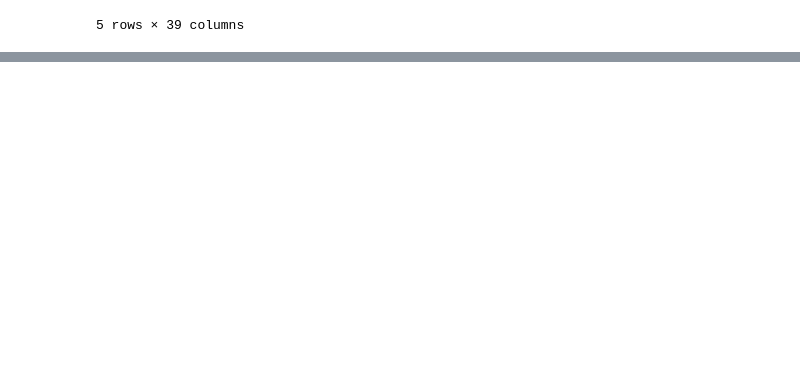
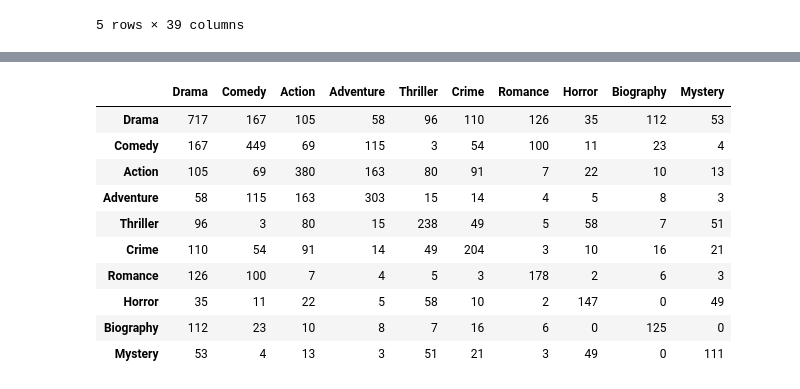
Before and after one commit to Kissienya/group-2-phase-2-moringa-project, a Jupyter notebook: student.ipynb, the cells around one changed output, grey strips where cells are left out. Drawn from its saved outputs; the diff is of its cells as text; code cells hidden in the pictures; blank space fills up the shorter version.

```diff
--- a/student.ipynb
+++ b/student.ipynb
@@ -513,0 +555,25 @@ merged_df.head()
+# %%
+#Extract top 10 genres
+top_genre = genre_dummies.sum().sort_values(ascending=False).head(10).index
+# Filter the genre dummies to top
+top_genre_dummies = genre_dummies[top_genre]
+# %%
+# Create co-occurance matrix
+co_occurrence = top_genre_dummies.T.dot(top_genre_dummies)
+
+# Set diagonal to 0 (self-co-occurrence is not interesting)
+#for genre in top_genre:
+#    co_occurrence.at[genre, genre] = 0
+co_occurrence
+# %% [output]
+|  | Drama | Comedy | Action | Adventure | Thriller | Crime | Romance | Horror | Biography | Mystery |
+| Drama | 717 | 167 | 105 | 58 | 96 | 110 | 126 | 35 | 112 | 53 |
+| Comedy | 167 | 449 | 69 | 115 | 3 | 54 | 100 | 11 | 23 | 4 |
+| Action | 105 | 69 | 380 | 163 | 80 | 91 | 7 | 22 | 10 | 13 |
+| Adventure | 58 | 115 | 163 | 303 | 15 | 14 | 4 | 5 | 8 | 3 |
+| Thriller | 96 | 3 | 80 | 15 | 238 | 49 | 5 | 58 | 7 | 51 |
+| Crime | 110 | 54 | 91 | 14 | 49 | 204 | 3 | 10 | 16 | 21 |
+| Romance | 126 | 100 | 7 | 4 | 5 | 3 | 178 | 2 | 6 | 3 |
+| Horror | 35 | 11 | 22 | 5 | 58 | 10 | 2 | 147 | 0 | 49 |
+| Biography | 112 | 23 | 10 | 8 | 7 | 16 | 6 | 0 | 125 | 0 |
+| Mystery | 53 | 4 | 13 | 3 | 51 | 21 | 3 | 49 | 0 | 111 |
```
Also changed, not shown: parts of 17 cells of this notebook.
